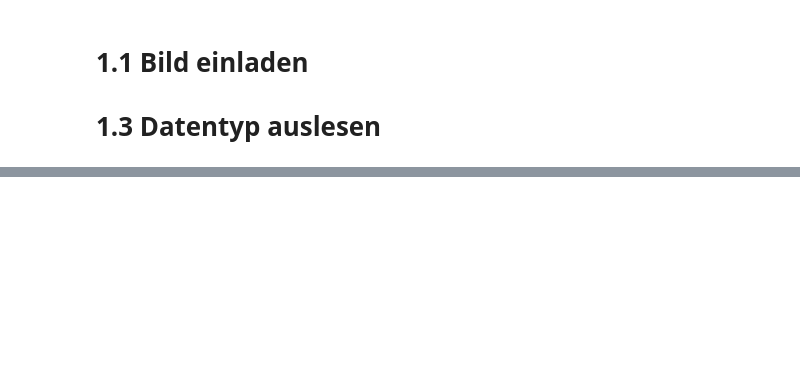
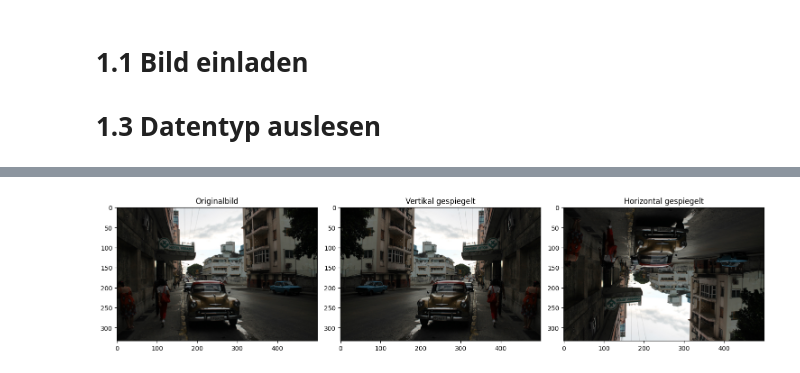
Before and after one commit to hermandi21/2d-cv, a Jupyter notebook: aufgabe1_1.ipynb, the cells around one changed output, grey strips where cells are left out. Saved outputs shown, nothing was run; the diff lists cells and outputs as text; code cells hidden in the pictures; blank space fills up the shorter version.

```diff
--- a/aufgabe1_1.ipynb
+++ b/aufgabe1_1.ipynb
@@ -24,0 +57,76 @@ Shape des Arrays: (333, 500, 3)
+# %%
+from skimage import io
+import matplotlib.pyplot as plt
+
+def spiegeln_bild(bild, richtung="horizontal"):
+    """
+    Spiegelt ein Bild horizontal oder vertikal (ohne NumPy-Funktionen).
+
+    Args:
+        bild (numpy.ndarray): Das einzulesende Bild als NumPy Array.
+        richtung (str): "horizontal" oder "vertikal" für die Spiegelrichtung.
+
+    Returns:
+        numpy.ndarray: Das gespiegelte Bild als neues NumPy Array.
+    """
+    hoehe = len(bild)
+    breite = len(bild[0])
+    kanale = 1
+    if bild.ndim == 3:
+        kanale = len(bild[0][0])
+        gespiegeltes_bild = [[[0 for _ in range(kanale)] for _ in range(breite)] for _ in range(hoehe)]
+    else:
+        gespiegeltes_bild = [[0 for _ in range(breite)] for _ in range(hoehe)]
+
+    if richtung == "horizontal":
+        for y in range(hoehe):
+            for x in range(breite):
+                if bild.ndim == 3:
+                    for c in range(kanale):
+                        gespiegeltes_bild[y][breite - 1 - x][c] = bild[y][x][c]
+                else:
+                    gespiegeltes_bild[y][breite - 1 - x] = bild[y][x]
+    elif richtung == "vertikal":
+        for y in range(hoehe):
+            for x in range(breite):
+                if bild.ndim == 3:
+                    for c in range(kanale):
+                        gespiegeltes_bild[hoehe - 1 - y][x][c] = bild[y][x][c]
+                else:
+                    gespiegeltes_bild[hoehe - 1 - y][x] = bild[y][x]
+    else:
+        print("Ungültige Spiegelrichtung. Bitte 'horizontal' oder 'vertikal' angeben.")
+        return bild  # Unverändertes Bild zurückgeben
+
+    return np.array(gespiegeltes_bild, dtype=bild.dtype)
+
+# Beispielhafte Anwendung:
+try:
+    original_image = io.imread("assets/bild01.jpg")
+
+    horizontal_spiegelung = spiegeln_bild(original_image, richtung="horizontal")
+    vertikale_spiegelung = spiegeln_bild(original_image, richtung="vertikal")
+
+    plt.figure(figsize=(15, 5))
+
+    plt.subplot(1, 3, 1)
+    plt.imshow(original_image)
+    plt.title("Originalbild")
+
+    plt.subplot(1, 3, 2)
+    plt.imshow(horizontal_spiegelung)
+    plt.title("Vertikal gespiegelt")
+
+    plt.subplot(1, 3, 3)
+    plt.imshow(vertikale_spiegelung)
+    plt.title("Horizontal gespiegelt")
+
+    plt.tight_layout()
+    plt.show()
+
+except FileNotFoundError:
+    print("Fehler: Die Datei 'assets/bild01.jpg' wurde nicht gefunden.")
+except Exception as e:
+    print(f"Ein Fehler ist aufgetreten: {e}")
+# %% [output]
+[figure, added]
```
Also changed, not shown: parts of 3 cells of this notebook.
